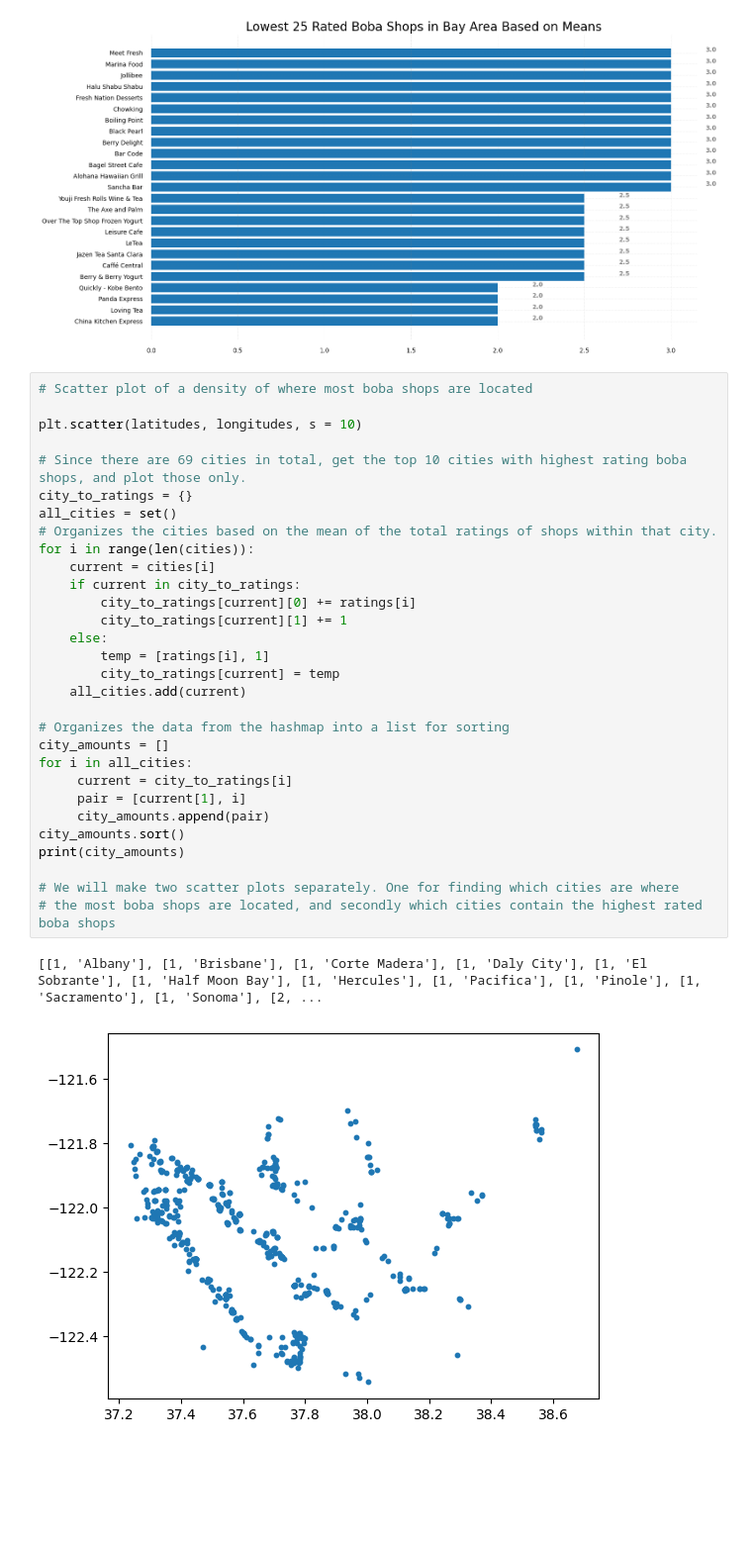
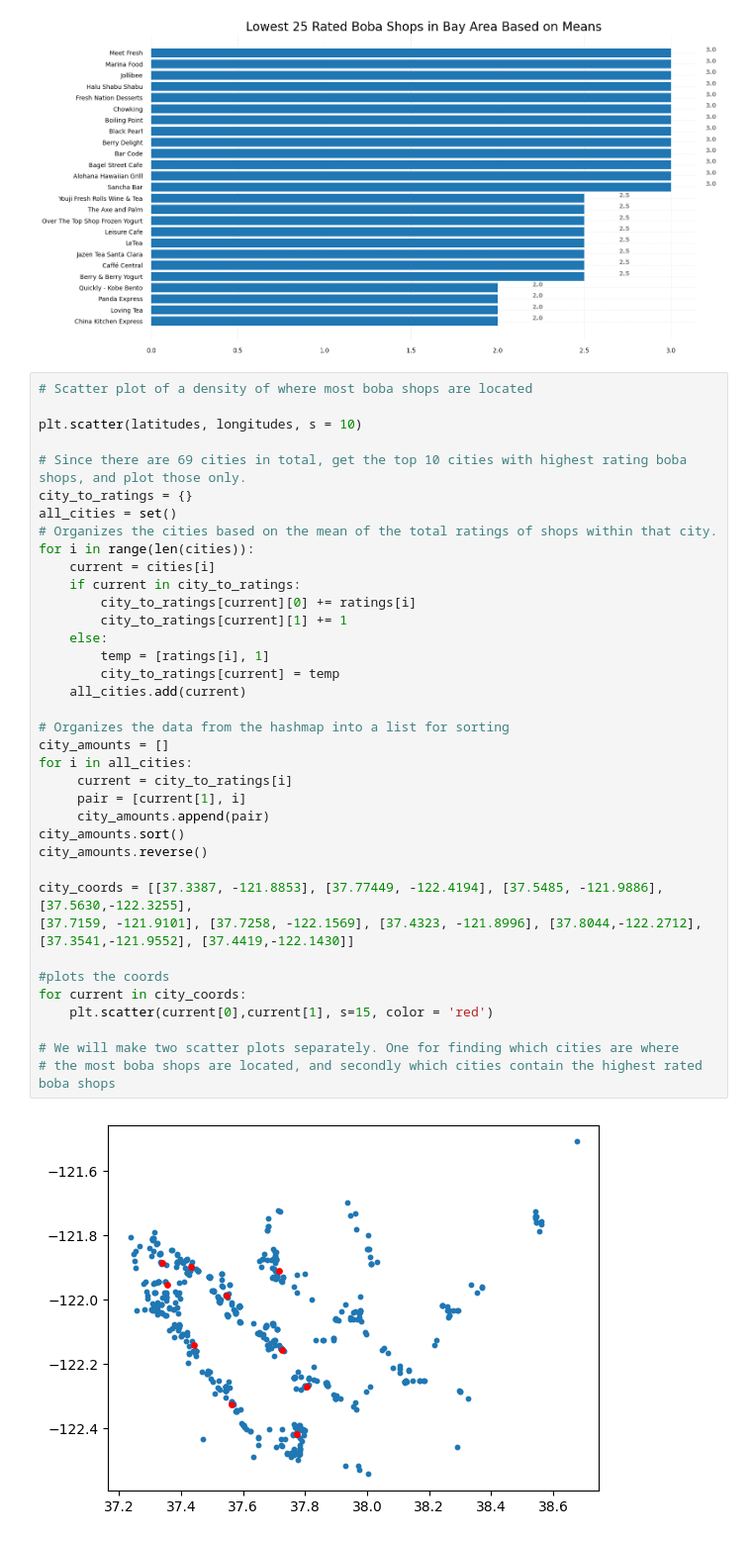
Before and after one commit to ChasePham/Bay-Area-Boba-Data-Visualizer, a Jupyter notebook: Bay_Area_DS_Vis.ipynb, the cells around one changed output. Shown at 99% size. Cells and saved outputs as stored; diff of their text form; blank space fills up the shorter version.

Commit message:
scatter plot adjust

```diff
--- a/Bay_Area_DS_Vis.ipynb
+++ b/Bay_Area_DS_Vis.ipynb
@@ -191,33 +191,39 @@ plt.show()
 # %%
 # Scatter plot of a density of where most boba shops are located
 
 plt.scatter(latitudes, longitudes, s = 10)
 
 # Since there are 69 cities in total, get the top 10 cities with highest rating boba shops, and plot those only.
 city_to_ratings = {}
 all_cities = set()
 # Organizes the cities based on the mean of the total ratings of shops within that city.
 for i in range(len(cities)):
     current = cities[i]
     if current in city_to_ratings:
         city_to_ratings[current][0] += ratings[i]
         city_to_ratings[current][1] += 1
     else:
         temp = [ratings[i], 1]
         city_to_ratings[current] = temp
     all_cities.add(current)
 
 # Organizes the data from the hashmap into a list for sorting
 city_amounts = []
 for i in all_cities:
      current = city_to_ratings[i]
      pair = [current[1], i]
      city_amounts.append(pair)
 city_amounts.sort()
-print(city_amounts)
+city_amounts.reverse()
+
+city_coords = [[37.3387, -121.8853], [37.77449, -122.4194], [37.5485, -121.9886],[37.5630,-122.3255],
+[37.7159, -121.9101], [37.7258, -122.1569], [37.4323, -121.8996], [37.8044,-122.2712],[37.3541,-121.9552], [37.4419,-122.1430]]
+
+#plots the coords
+for current in city_coords:
+    plt.scatter(current[0],current[1], s=15, color = 'red')
 
 # We will make two scatter plots separately. One for finding which cities are where
 # the most boba shops are located, and secondly which cities contain the highest rated boba shops
 # %% [output]
-[[1, 'Albany'], [1, 'Brisbane'], [1, 'Corte Madera'], [1, 'Daly City'], [1, 'El Sobrante'], [1, 'Half Moon Bay'], [1, 'Hercules'], [1, 'Pacifica'], [1, 'Pinole'], [1, 'Sacramento'], [1, 'Sonoma'], [2, ...
-[figure, old version]
+[figure, new version]
```
